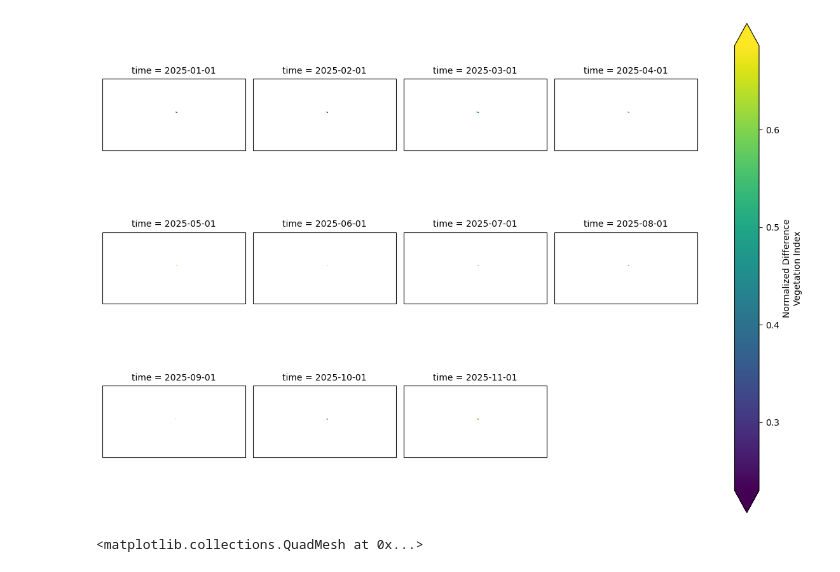
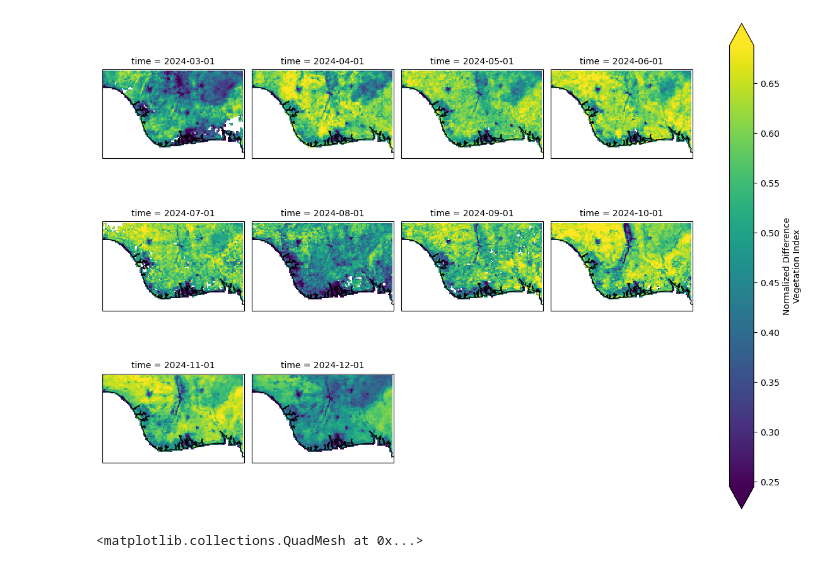
Before and after one commit to fish-pace/2026-proj-blue-carbon, a Jupyter notebook: contributor_folders/Shulhan/monthly_vis.ipynb, the cells around one changed output. Saved outputs shown, nothing was run; the diff lists cells and outputs as text; code cells hidden in the pictures.

```diff
--- a/contributor_folders/Shulhan/monthly_vis.ipynb
+++ b/contributor_folders/Shulhan/monthly_vis.ipynb
@@ -89,34 +89,35 @@ Data variables:
 # %%
 #caution, use larger memory to avoidcrash
 import matplotlib.pyplot as plt
 
 ndvi = ds["ndvi"].sel(
     lat=slice(7, 3),
-    lon=slice(3, 9)
+    lon=slice(3, 9),
+    time=slice("2024-03-01", "2024-12-30") #WHEN THIS CHANGED, ALSO CHANGE THE OUTPUT NAME BELOW
 )
 
 import cartopy.crs as ccrs
 ndvi_plot=ndvi.plot(
     col="time",            # one panel per month
     col_wrap=4,            # 4 columns per row
     #vmin=0.7,
     #vmax=0.8,
     robust=True,           # ignore outliers for color scale
     figsize=(12, 8),
     subplot_kws={"projection": ccrs.PlateCarree()},
     transform=ccrs.PlateCarree()
 )
 
 for ax in ndvi_plot.axes.flat:
     ax.set_extent(
         [3.956111, 9.040000, 3.856667, 7.049167],
         crs=ccrs.PlateCarree()
     )
     ax.coastlines()
 
-plt.savefig("2025_timeseries.png")
+plt.savefig("2024_timeseries2.png") #DONT FORGET TO CHANGE THIS
 # %% [output]
-[figure, old version]
+[figure, new version]
 # %%
 ndvi.isel(time=0).plot()
 # %% [output]
```
Also changed, not shown: parts of 5 cells of this notebook, 3 other files.
